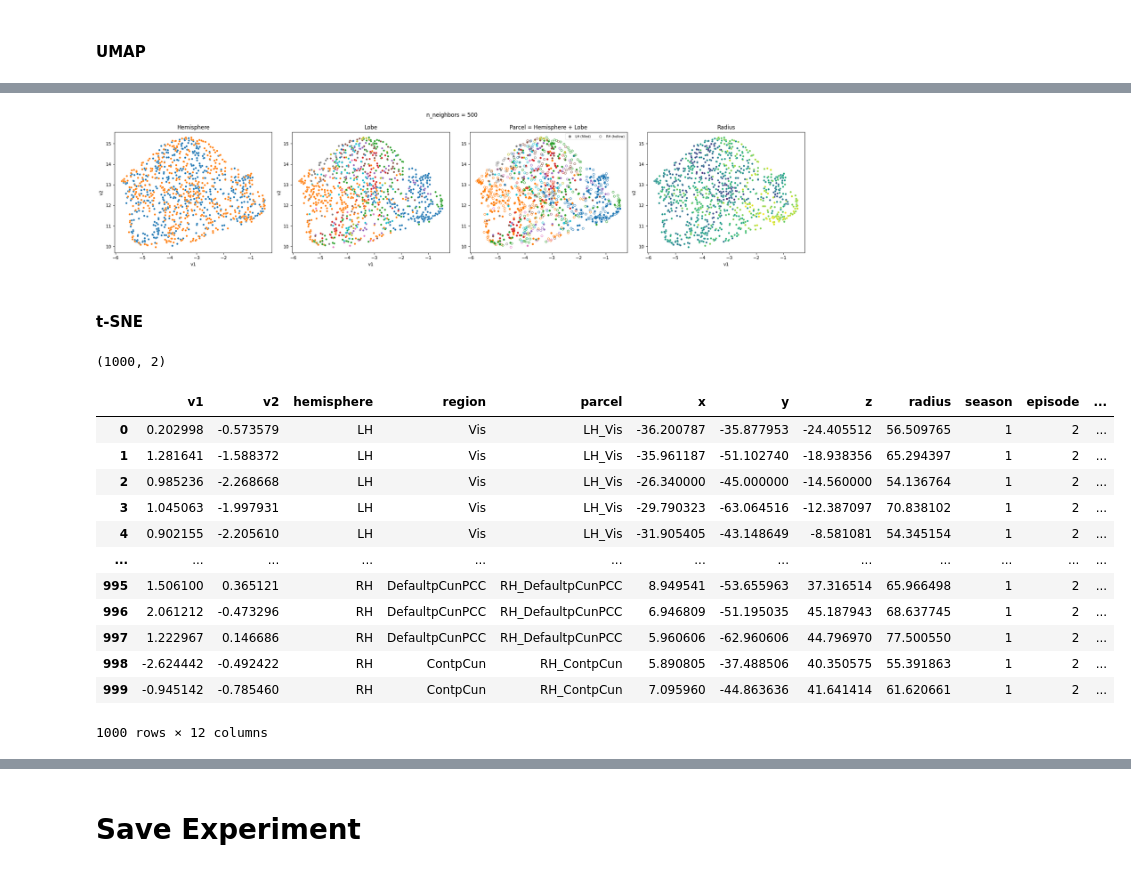
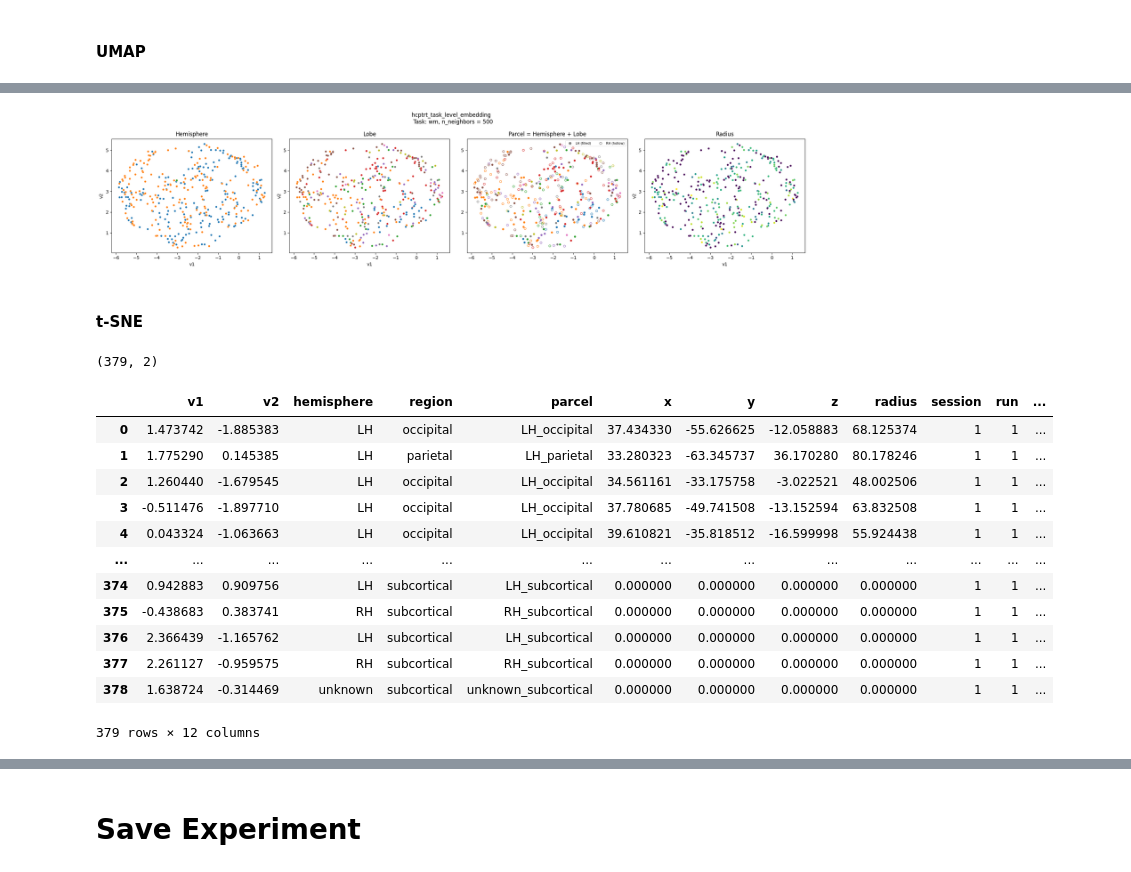
Before and after one commit to petron-olateju/TRACE_Algonauts, a Jupyter notebook: notebook.ipynb, the cells around one changed output, grey strips where cells are left out. Cells and saved outputs as stored; diff of their text form; code cells hidden in the pictures.

```diff
--- a/notebook.ipynb
+++ b/notebook.ipynb
@@ -795,7 +795,7 @@ pixdim[1,2,3] should be non-zero; setting 0 dims to 1
 subject =  widgets.Text(value='', placeholder='sub-01', description='Subject:')
 task = widgets.Text(value='', placeholder='motor', description='Task:')
 session =  widgets.Text(value='', placeholder='ses-001', description='Session')
-run = widgets.IntSlider(value=1, min=1, max=10, step=1, description='Subject:')
+run = widgets.IntSlider(value=1, min=1, max=10, step=1, description='Run:')
 trials = widgets.Text(value='', placeholder='episodes', description='Trials Method:')
 time_collapse = widgets.Text(value='', placeholder='windowed_mean', description='Time Collapse Approach')
 pad_width = widgets.BoundedIntText(value=500, min=1, max=500, description='Pad Width')
@@ -803,7 +803,7 @@ n_windows = widgets.BoundedIntText(value=60, min=1, max=300, description='n_time
 n_subsamples = widgets.BoundedIntText(value=4, min=1, max=300, description='n_time_subsamples')
 n_episodes = widgets.BoundedIntText(value=1, min=1, max=300, description='n_episodes')
 
-display(subject, split,  trials)
+display(subject, task, session, run, trials)
 display(time_collapse, pad_width, n_windows, n_subsamples, n_episodes)
 
 experiment_name = widgets.Text(value='', placeholder='v1.0', description='Experiment Name:')
@@ -852,13 +865,14 @@ hcptrt_dataset = HCPTRTLoader(
 # %% [output]
 Parcellation : mmp — 379 regions (hcp_utils, no download needed)
 # %%
-X, Y = preprocessing.parcel_samples(
+X, y = preprocessing.parcel_samples(
     dataset=hcptrt_dataset,
-    subject='sub-01',
-    task='language',
-    session='ses-002',
-    run=1,
-    trials='continuous',
-    time_collapse='windowed_mean'
+    subject=subject.value,
+    task=task.value,
+    session=session.value,
+    run=run.value,
+    trials=trials.value,
+    time_collapse=time_collapse.value,
+    n_windows=n_windows.value
 )
 # %% [output]
@@ -1141,14 +1156,15 @@ sns.scatterplot(ax=axes[3], x='v1', y='v2', data=data,
                 hue='radius', palette='viridis', legend=False, s=s_size)
 axes[3].set_title("Radius")
 
-fig.suptitle(f"n_neighbors = {n_neighbors}")
+
+fig.suptitle(f"{experiment.name} \n Task: {task.value}, n_neighbors = {n_neighbors}")
 plt.tight_layout()
-plt.savefig(f'UMAP@n_neighbors={n_neighbors}.png')
+plt.savefig(f'UMAP_{task.value}@n_neighbors={n_neighbors}.png')
 plt.show()
 
-experiment.update_files(f'UMAP@n_neighbors={n_neighbors}.png')
+experiment.update_files(f'UMAP_{task.value}@n_neighbors={n_neighbors}.png')
 # %% [output]
-[figure, old version]
+[figure, new version]
 # %% [markdown]
 #### t-SNE
 # %%
@@ -1172,48 +1188,48 @@ elif scaling.value == 'std_parcels':
     x_mean = X.mean(axis=0, keepdims=True)
     x_std = X.std(axis=-0, keepdims=True)
     X_scaled = (X - x_mean) / (x_std)
 elif scaling.value == 'minmax_parcels':
     x_min = X.min(axis=0, keepdims=True)
     x_max = X.max(axis=0, keepdims=True)
     X_scaled = (X - x_min) / (x_max - x_min)
 elif scaling.value == 'stf':
     x_mean = X.mean()
     x_std = X.std()
     X_scaled = (X - x_mean) / (x_std)
 elif scaling.value == 'minmax':
     x_min = X.min()
     x_max = X.max()
     X_scaled = (X - x_min) / (x_max - x_min)
 elif scaling.value is None:
     X_scaled = X
 else:
     raise ValueError("scaling can only be one of [std_time, minmax_time, std_parcels, minmax_parcels, std, minmax, None]")
 
-perplexity = 500
+perplexity = 250
 tsne = TSNE(n_components=2, perplexity=perplexity, random_state=43)
 X_embed = tsne.fit_transform(X_scaled)
 print(X_embed.shape)
 
 data = pd.DataFrame()
 data[['v1', 'v2']] = X_embed
 data[y.columns] = y
 
 data
 # %% [output]
-(1000, 2)
+(379, 2)
-|  | v1 | v2 | hemisphere | region | parcel | x | y | z | radius | season | episode | ... |
-| 0 | 0.202998 | -0.573579 | LH | Vis | LH_Vis | -36.200787 | -35.877953 | -24.405512 | 56.509765 | 1 | 2 | ... |
-| 1 | 1.281641 | -1.588372 | LH | Vis | LH_Vis | -35.961187 | -51.102740 | -18.938356 | 65.294397 | 1 | 2 | ... |
-| 2 | 0.985236 | -2.268668 | LH | Vis | LH_Vis | -26.340000 | -45.000000 | -14.560000 | 54.136764 | 1 | 2 | ... |
-| 3 | 1.045063 | -1.997931 | LH | Vis | LH_Vis | -29.790323 | -63.064516 | -12.387097 | 70.838102 | 1 | 2 | ... |
-| 4 | 0.902155 | -2.205610 | LH | Vis | LH_Vis | -31.905405 | -43.148649 | -8.581081 | 54.345154 | 1 | 2 | ... |
+|  | v1 | v2 | hemisphere | region | parcel | x | y | z | radius | session | run | ... |
+| 0 | 1.473742 | -1.885383 | LH | occipital | LH_occipital | 37.434330 | -55.626625 | -12.058883 | 68.125374 | 1 | 1 | ... |
+| 1 | 1.775290 | 0.145385 | LH | parietal | LH_parietal | 33.280323 | -63.345737 | 36.170280 | 80.178246 | 1 | 1 | ... |
+| 2 | 1.260440 | -1.679545 | LH | occipital | LH_occipital | 34.561161 | -33.175758 | -3.022521 | 48.002506 | 1 | 1 | ... |
+| 3 | -0.511476 | -1.897710 | LH | occipital | LH_occipital | 37.780685 | -49.741508 | -13.152594 | 63.832508 | 1 | 1 | ... |
+| 4 | 0.043324 | -1.063663 | LH | occipital | LH_occipital | 39.610821 | -35.818512 | -16.599998 | 55.924438 | 1 | 1 | ... |
 | ... | ... | ... | ... | ... | ... | ... | ... | ... | ... | ... | ... | ... |
-| 995 | 1.506100 | 0.365121 | RH | DefaultpCunPCC | RH_DefaultpCunPCC | 8.949541 | -53.655963 | 37.316514 | 65.966498 | 1 | 2 | ... |
-| 996 | 2.061212 | -0.473296 | RH | DefaultpCunPCC | RH_DefaultpCunPCC | 6.946809 | -51.195035 | 45.187943 | 68.637745 | 1 | 2 | ... |
-| 997 | 1.222967 | 0.146686 | RH | DefaultpCunPCC | RH_DefaultpCunPCC | 5.960606 | -62.960606 | 44.796970 | 77.500550 | 1 | 2 | ... |
-| 998 | -2.624442 | -0.492422 | RH | ContpCun | RH_ContpCun | 5.890805 | -37.488506 | 40.350575 | 55.391863 | 1 | 2 | ... |
-| 999 | -0.945142 | -0.785460 | RH | ContpCun | RH_ContpCun | 7.095960 | -44.863636 | 41.641414 | 61.620661 | 1 | 2 | ... |
+| 374 | 0.942883 | 0.909756 | LH | subcortical | LH_subcortical | 0.000000 | 0.000000 | 0.000000 | 0.000000 | 1 | 1 | ... |
+| 375 | -0.438683 | 0.383741 | RH | subcortical | RH_subcortical | 0.000000 | 0.000000 | 0.000000 | 0.000000 | 1 | 1 | ... |
+| 376 | 2.366439 | -1.165762 | LH | subcortical | LH_subcortical | 0.000000 | 0.000000 | 0.000000 | 0.000000 | 1 | 1 | ... |
+| 377 | 2.261127 | -0.959575 | RH | subcortical | RH_subcortical | 0.000000 | 0.000000 | 0.000000 | 0.000000 | 1 | 1 | ... |
+| 378 | 1.638724 | -0.314469 | unknown | subcortical | unknown_subcortical | 0.000000 | 0.000000 | 0.000000 | 0.000000 | 1 | 1 | ... |
-1000 rows × 12 columns
+379 rows × 12 columns
 # %%
 s_size=20
 
```
Also changed, not shown: parts of 33 cells of this notebook, 10 other files.
